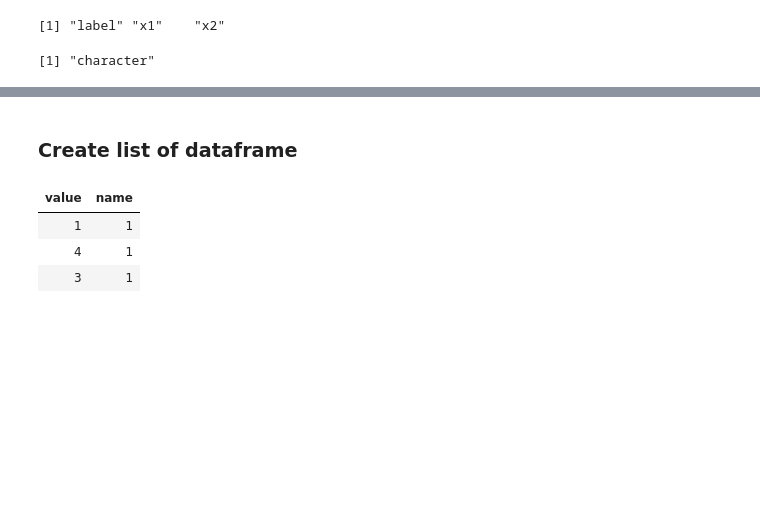
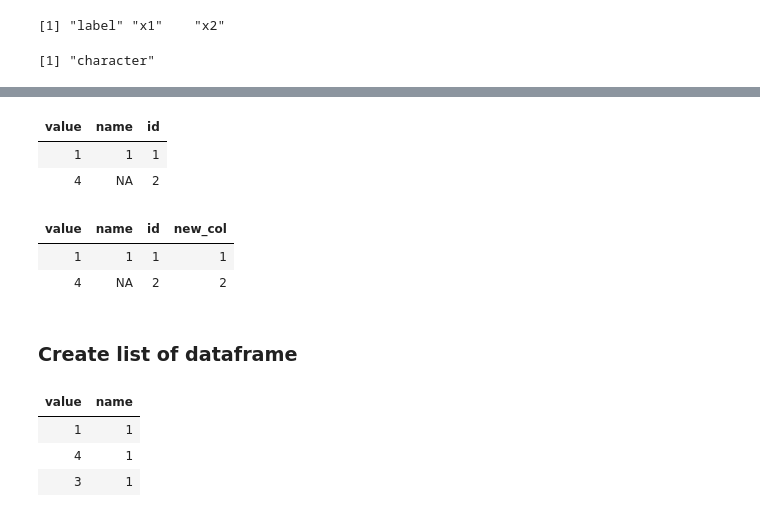
Before and after one commit to tuantla80/R-Shiny-Apps, a Jupyter notebook: R_Examples/Dataframe.ipynb, the cells around one changed output, grey strips where cells are left out. Saved outputs shown, nothing was run; the diff lists cells and outputs as text; code cells hidden in the pictures; blank space fills up the shorter version.

```diff
--- a/R_Examples/Dataframe.ipynb
+++ b/R_Examples/Dataframe.ipynb
@@ -139,0 +173,4 @@ class(col_names)
+# %%
+df_small <- data.frame(value = c(1,4 ), name = c(1,NA))
+df_small
+as.numeric(rownames(df_small))
@@ -140,3 +182,17 @@ class(col_names)
+# %%
+df_small$id <- as.numeric(rownames(df_small))
+df_small
+# %% [output]
+| value | name | id |
+| 1 | 1 | 1 |
+| 4 | NA | 2 |
+# %%
+df_small <- cbind(df_small, new_col = as.numeric(rownames(df_small)))
+df_small
+# %% [output]
+| value | name | id | new_col |
+| 1 | 1 | 1 | 1 |
+| 4 | NA | 2 | 2 |
 # %% [markdown]
 ### Create list of dataframe
 # %%
```
Also changed, not shown: parts of 25 cells of this notebook.
